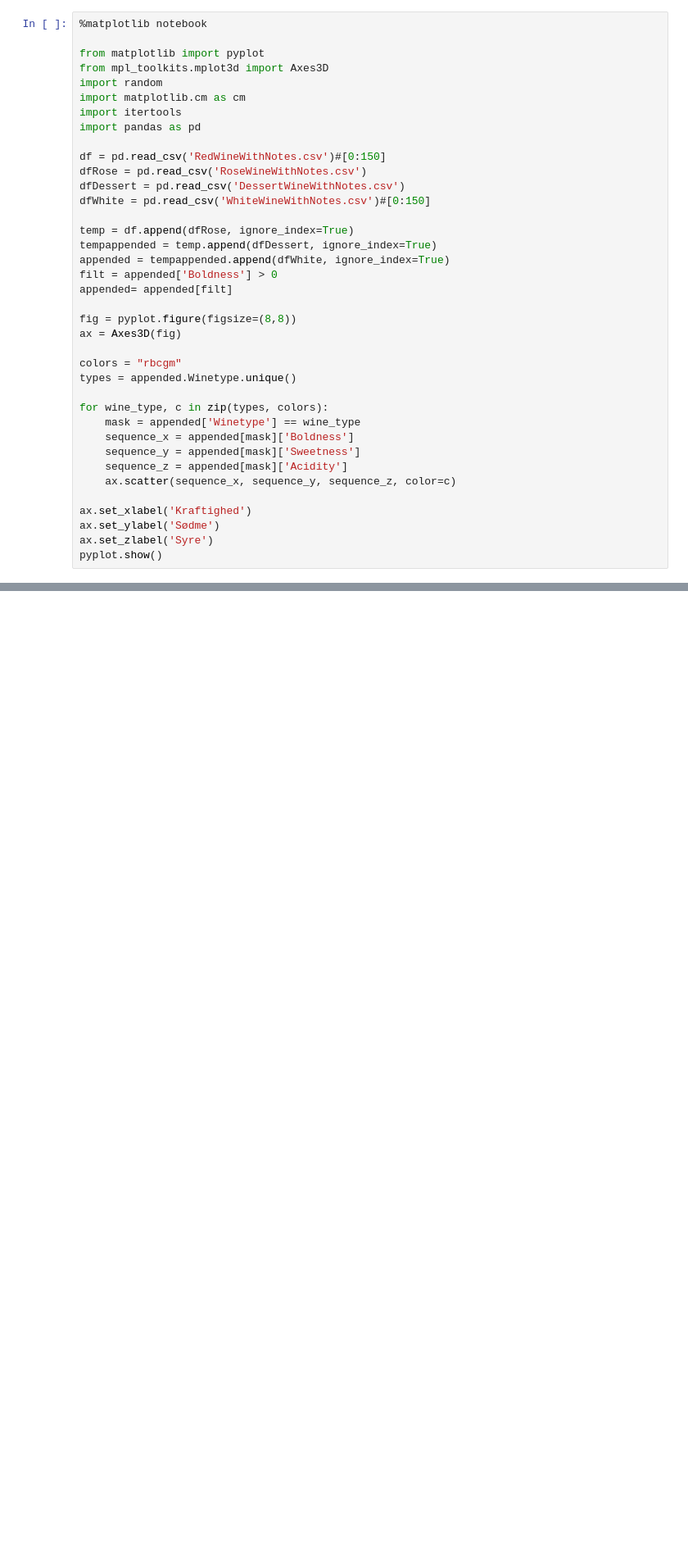
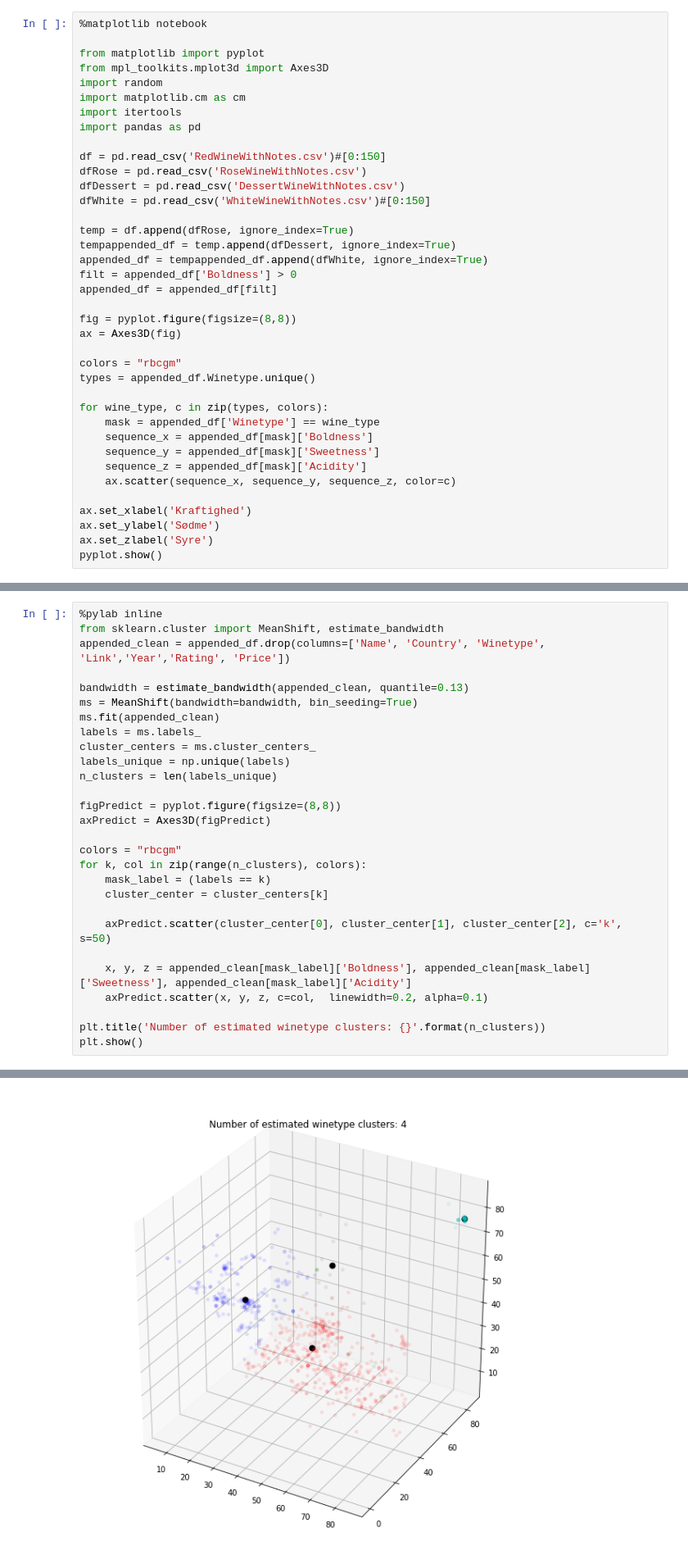
Before and after one commit to MathiasNoeClausen/pythonEksamen, a Jupyter notebook: 3d presentation notes.ipynb, the cells around one changed output, grey strips where cells are left out. Shown at 82% size. Drawn from its saved outputs; the diff is of its cells as text; blank space fills up the shorter version.

```diff
--- a/3d presentation notes.ipynb
+++ b/3d presentation notes.ipynb
@@ -14,22 +14,22 @@ dfDessert = pd.read_csv('DessertWineWithNotes.csv')
 dfWhite = pd.read_csv('WhiteWineWithNotes.csv')#[0:150]
 
 temp = df.append(dfRose, ignore_index=True)
-tempappended = temp.append(dfDessert, ignore_index=True)
-appended = tempappended.append(dfWhite, ignore_index=True)
-filt = appended['Boldness'] > 0
-appended= appended[filt]
+tempappended_df = temp.append(dfDessert, ignore_index=True)
+appended_df = tempappended_df.append(dfWhite, ignore_index=True)
+filt = appended_df['Boldness'] > 0
+appended_df = appended_df[filt]
 
 fig = pyplot.figure(figsize=(8,8))
 ax = Axes3D(fig)
 
 colors = "rbcgm"
-types = appended.Winetype.unique()
+types = appended_df.Winetype.unique()
 
 for wine_type, c in zip(types, colors):
-    mask = appended['Winetype'] == wine_type
-    sequence_x = appended[mask]['Boldness']
-    sequence_y = appended[mask]['Sweetness']
-    sequence_z = appended[mask]['Acidity']
+    mask = appended_df['Winetype'] == wine_type
+    sequence_x = appended_df[mask]['Boldness']
+    sequence_y = appended_df[mask]['Sweetness']
+    sequence_z = appended_df[mask]['Acidity']
     ax.scatter(sequence_x, sequence_y, sequence_z, color=c)
 
 ax.set_xlabel('Kraftighed')
@@ -39,3 +39,32 @@ pyplot.show()
 # %% [output]
 [interactive output not drawn]
 [interactive output not drawn]
+# %%
+%pylab inline
+from sklearn.cluster import MeanShift, estimate_bandwidth
+appended_clean = appended_df.drop(columns=['Name', 'Country', 'Winetype', 'Link','Year','Rating', 'Price'])
+
+bandwidth = estimate_bandwidth(appended_clean, quantile=0.13)
+ms = MeanShift(bandwidth=bandwidth, bin_seeding=True)
+ms.fit(appended_clean)
+labels = ms.labels_
+cluster_centers = ms.cluster_centers_
+labels_unique = np.unique(labels)
+n_clusters = len(labels_unique)
+
+figPredict = pyplot.figure(figsize=(8,8))
+axPredict = Axes3D(figPredict)
+
+colors = "rbcgm"
+for k, col in zip(range(n_clusters), colors):
+    mask_label = (labels == k)
+    cluster_center = cluster_centers[k]
+
+    axPredict.scatter(cluster_center[0], cluster_center[1], cluster_center[2], c='k', s=50)
+
+    x, y, z = appended_clean[mask_label]['Boldness'], appended_clean[mask_label]['Sweetness'], appended_clean[mask_label]['Acidity']
+    axPredict.scatter(x, y, z, c=col,  linewidth=0.2, alpha=0.1)
+
+plt.title('Number of estimated winetype clusters: {}'.format(n_clusters))
+plt.show()
+# %% [output]
@@ -42,3 +74,4 @@ pyplot.show()
+[figure, added]
 # %%
 import numpy as np
 import matplotlib.pyplot as plt
```
Also changed, not shown: parts of 5 cells of this notebook, 4 other files.
